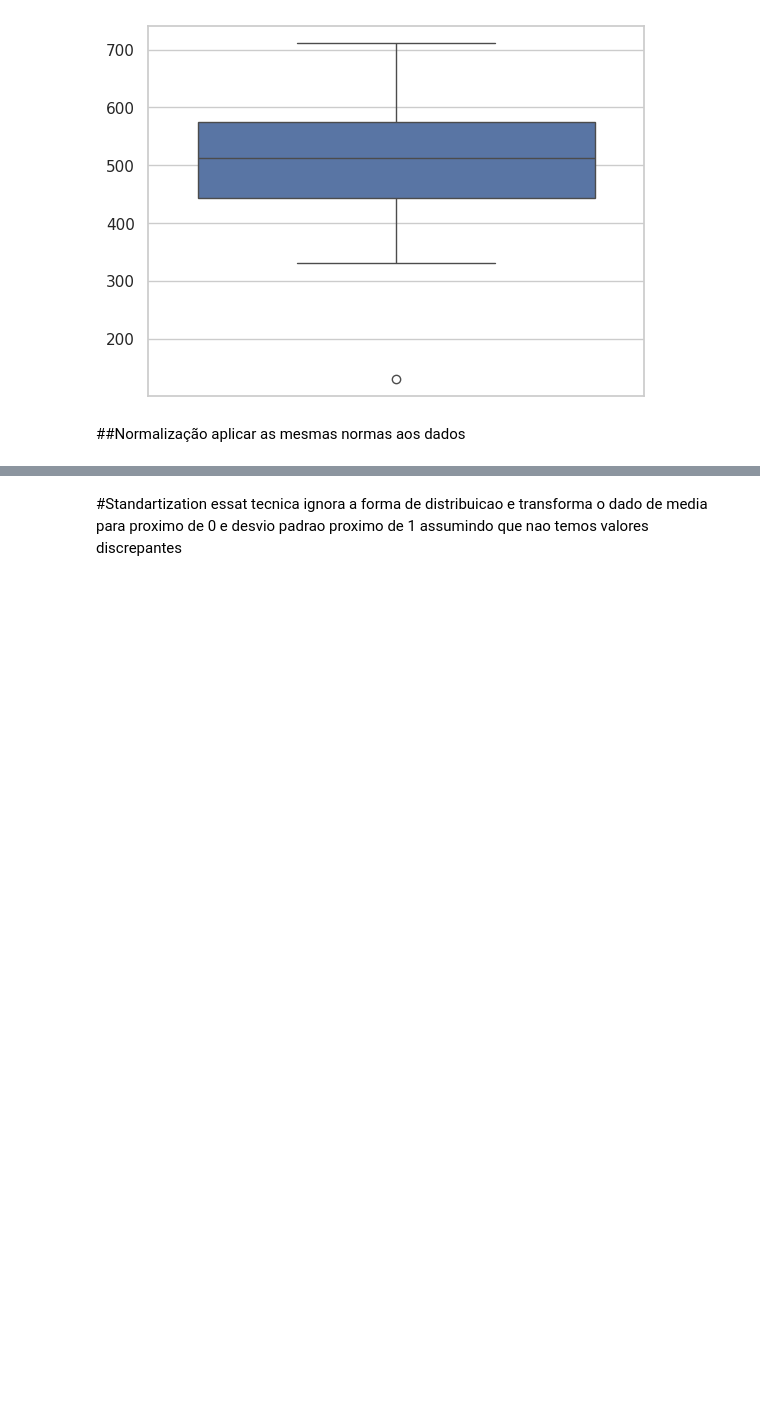
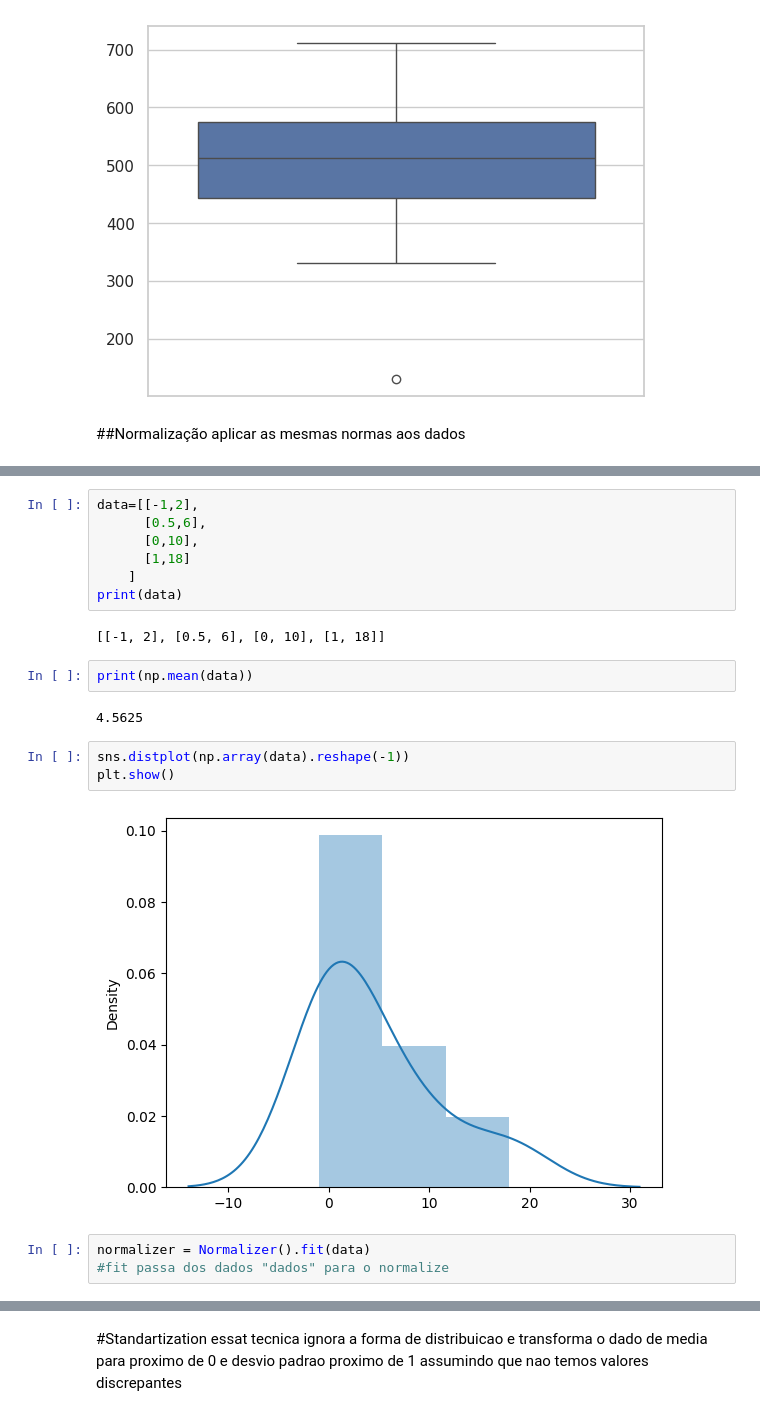
Before and after one commit to melltl/data-science-stack-academy, a Jupyter notebook: estatistica/estatistica.ipynb, the cells around one changed output, grey strips where cells are left out. Saved outputs shown, nothing was run; the diff lists cells and outputs as text; blank space fills up the shorter version.

```diff
--- a/estatistica/estatistica.ipynb
+++ b/estatistica/estatistica.ipynb
@@ -201,0 +209,21 @@ aplicar as mesmas normas aos dados
+# %%
+data=[[-1,2],
+      [0.5,6],
+      [0,10],
+      [1,18]
+    ]
+print(data)
+# %% [output]
+[[-1, 2], [0.5, 6], [0, 10], [1, 18]]
+# %%
+print(np.mean(data))
+# %% [output]
+4.5625
+# %%
+sns.distplot(np.array(data).reshape(-1))
+plt.show()
+# %% [output]
+[figure, added]
+# %%
+normalizer = Normalizer().fit(data)
+#fit passa dos dados "dados" para o normalize
```
Also changed, not shown: parts of 11 cells of this notebook.
